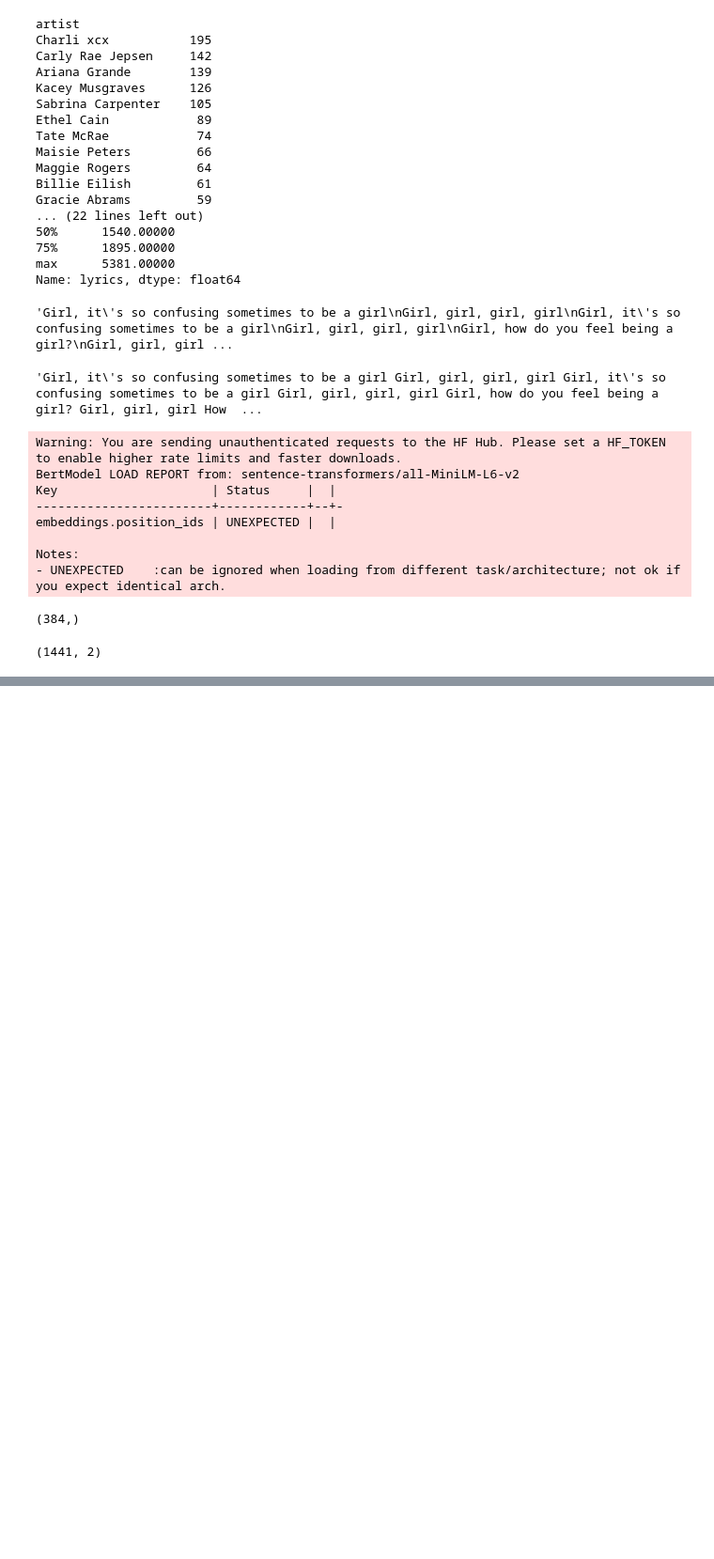
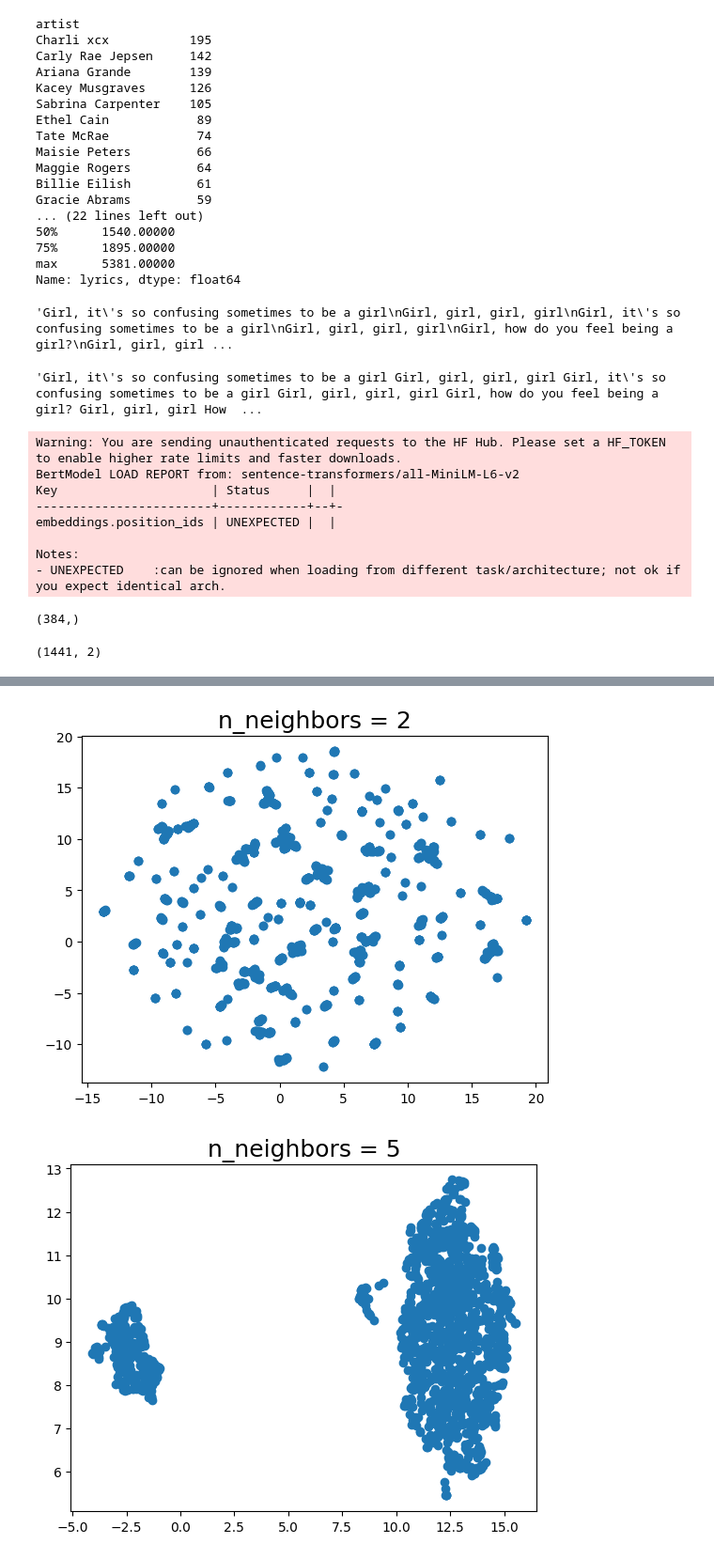
Before and after one commit to jpomarino/song_lyrics, a Jupyter notebook: notebooks/preprocessing_text.ipynb, the cells around one changed output, grey strips where cells are left out. Shown at 94% size. Drawn from its saved outputs; the diff is of its cells as text; code cells hidden in the pictures; blank space fills up the shorter version.

```diff
--- a/notebooks/preprocessing_text.ipynb
+++ b/notebooks/preprocessing_text.ipynb
@@ -200,3 +200,28 @@ fig.update_layout(
 )
 
 fig.show()
+# %%
+import umap
+import matplotlib.pyplot as plt
+
+df = pd.read_json("../data/processed/final_songs.json")
+embeddings = np.load("../data/cache/llm_embedding.npy")
+# %%
+def draw_umap(n_neighbors=15, min_dist=0.1, metric='euclidean', title=''):
+    fit = umap.UMAP(
+        n_neighbors=n_neighbors,
+        min_dist=min_dist,
+        metric=metric
+    )
+    umap_embedding = fit.fit_transform(embeddings)
+
+    fig = plt.figure()
+    ax = fig.add_subplot(111)
+    ax.scatter(umap_embedding[:,0], umap_embedding[:,1])
+    plt.title(title, fontsize=18)
+
+for n in (2, 5, 10, 20, 30, 50, 100):
+    draw_umap(n_neighbors=n, title='n_neighbors = {}'.format(n))
+# %% [output]
+[figure, added]
+[figure, added]
```
Also changed, not shown: parts of 4 cells of this notebook, 4 other files.
